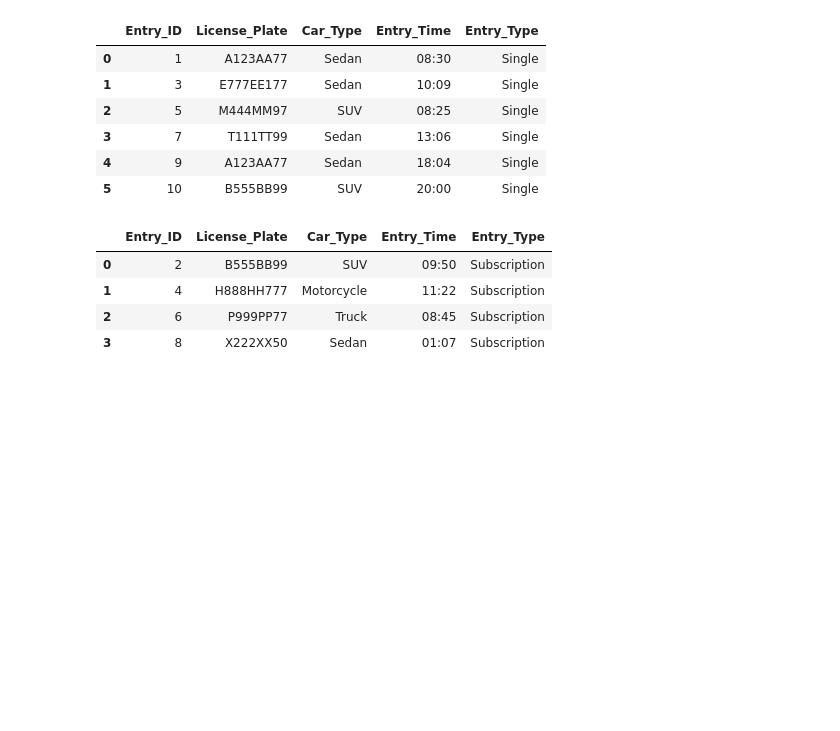
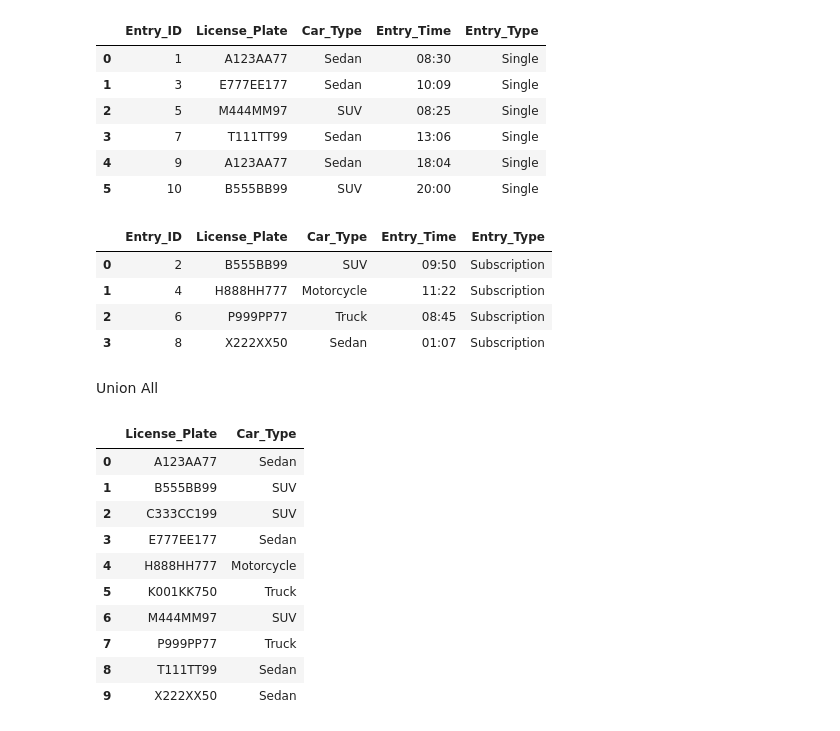
Before and after one commit to terracodum/db_lab, a Jupyter notebook: lab3/task.ipynb, the cells around one changed output. Cells and saved outputs as stored; diff of their text form; code cells hidden in the pictures; blank space fills up the shorter version.

```diff
--- a/lab3/task.ipynb
+++ b/lab3/task.ipynb
@@ -326,3 +326,33 @@ param_query('Subscription')
 | 1 | 4 | H888HH777 | Motorcycle | 11:22 | Subscription |
 | 2 | 6 | P999PP77 | Truck | 08:45 | Subscription |
 | 3 | 8 | X222XX50 | Sedan | 01:07 | Subscription |
+# %% [markdown]
+Union All
+# %%
+def UnionAll():
+    query = """
+        SELECT License_Plate, Car_Type
+        FROM Cars
+        JOIN Parking_Access USING (License_Plate)
+
+        UNION
+
+        SELECT License_Plate, Car_Type
+        FROM Cars
+        JOIN Parking_Access USING (License_Plate)
+    """
+    return pd.read_sql(query, conn)
+# %%
+UnionAll()
+# %% [output]
+|  | License_Plate | Car_Type |
+| 0 | A123AA77 | Sedan |
+| 1 | B555BB99 | SUV |
+| 2 | C333CC199 | SUV |
+| 3 | E777EE177 | Sedan |
+| 4 | H888HH777 | Motorcycle |
+| 5 | K001KK750 | Truck |
+| 6 | M444MM97 | SUV |
+| 7 | P999PP77 | Truck |
+| 8 | T111TT99 | Sedan |
+| 9 | X222XX50 | Sedan |
```
Also changed, not shown: 9 other files.
